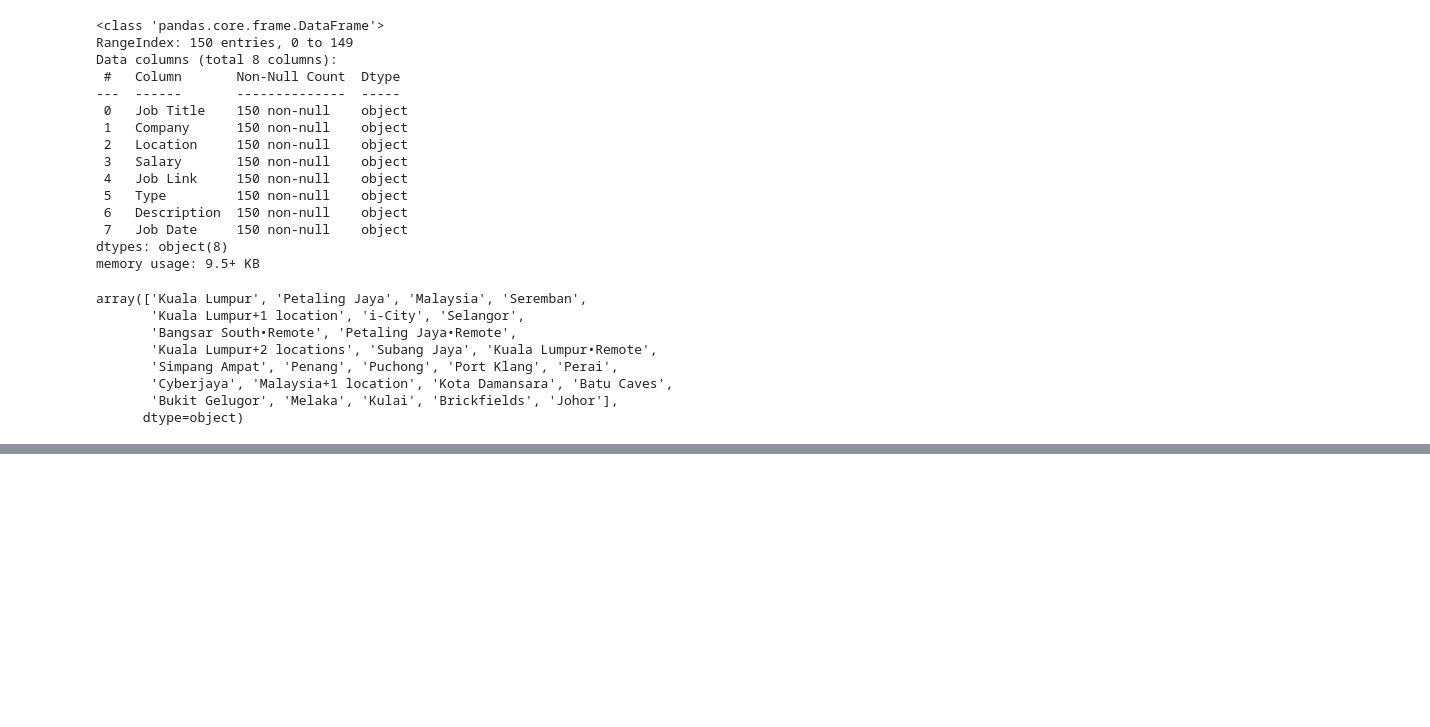
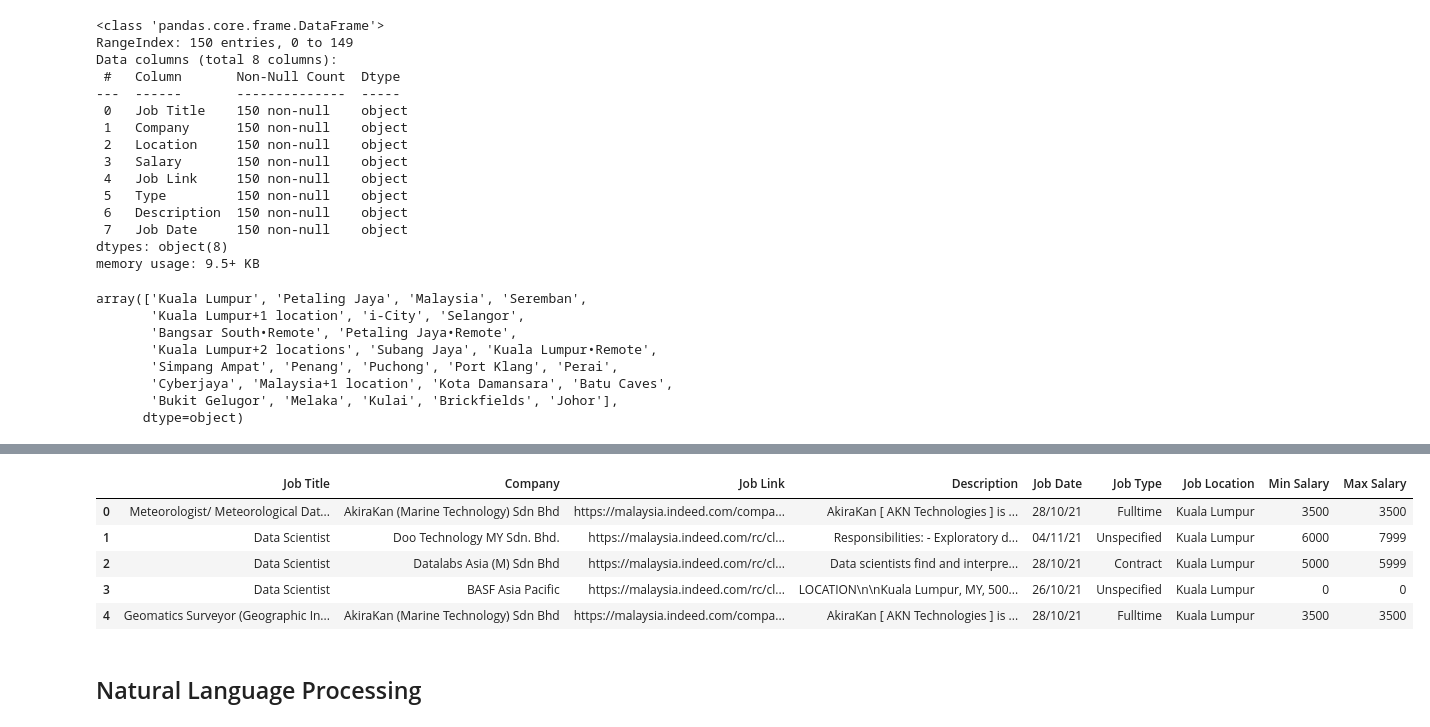
Before and after one commit to astradrel/datasciencejobwebscraping, a Jupyter notebook: datacleaning.ipynb, the cells around one changed output, grey strips where cells are left out. Drawn from its saved outputs; the diff is of its cells as text; code cells hidden in the pictures; blank space fills up the shorter version.

```diff
--- a/datacleaning.ipynb
+++ b/datacleaning.ipynb
@@ -32,5 +31,5 @@ main_path = "C:\\Users\\astra\\Desktop\\CADS Datastar\\Junior Data Scientist\\Ka
 # %%
-df_indeed = pd.read_excel(main_path + '/data/indeed_jobs.xlsx')
+df_indeed = pd.read_excel('data/indeed_jobs.xlsx')
 # %%
 df_indeed.head(5)
 # %% [output]
@@ -131,3 +130,4 @@ for x in df_indeed["Location"]:
         Location.append(x)
 
 df_indeed["Job Location"] = Location
+df_indeed = df_indeed.drop(['Location'], axis=1)
@@ -133,0 +143,44 @@ df_indeed["Job Location"] = Location
+# %%
+# Split the salary to min and max salary while converting it to type integer
+
+Salary = []
+
+for x in df_indeed['Salary']:
+
+    splits = x.split(' ')
+    digits = []
+    for split in splits:
+        split = split.replace(',','')
+        if split.isdigit():
+            digits.append(int(split))
+
+    if len(digits) == 0:
+        digits = [0,0]
+    elif len(digits) > 0 and len(digits) < 2:
+        digits.append(digits[0])
+
+    Salary.append(digits)
+
+Min_Salary = []
+Max_Salary = []
+
+for item in Salary:
+
+    Min_Salary.append(item[0])
+    Max_Salary.append(item[1])
+
+df_indeed['Min Salary'] = Min_Salary
+df_indeed['Max Salary'] = Max_Salary
+
+df_indeed = df_indeed.drop(columns=['Salary'],axis=1)
+# %%
+df_indeed.head()
+# %% [output]
+|  | Job Title | Company | Job Link | Description | Job Date | Job Type | Job Location | Min Salary | Max Salary |
+| 0 | Meteorologist/ Meteorological Dat... | AkiraKan (Marine Technology) Sdn Bhd | https://malaysia.indeed.com/compa... | AkiraKan [ AKN Technologies ] is ... | 28/10/21 | Fulltime | Kuala Lumpur | 3500 | 3500 |
+| 1 | Data Scientist | Doo Technology MY Sdn. Bhd. | https://malaysia.indeed.com/rc/cl... | Responsibilities: - Exploratory d... | 04/11/21 | Unspecified | Kuala Lumpur | 6000 | 7999 |
+| 2 | Data Scientist | Datalabs Asia (M) Sdn Bhd | https://malaysia.indeed.com/rc/cl... | Data scientists find and interpre... | 28/10/21 | Contract | Kuala Lumpur | 5000 | 5999 |
+| 3 | Data Scientist | BASF Asia Pacific | https://malaysia.indeed.com/rc/cl... | LOCATION\n\nKuala Lumpur, MY, 500... | 26/10/21 | Unspecified | Kuala Lumpur | 0 | 0 |
+| 4 | Geomatics Surveyor (Geographic In... | AkiraKan (Marine Technology) Sdn Bhd | https://malaysia.indeed.com/compa... | AkiraKan [ AKN Technologies ] is ... | 28/10/21 | Fulltime | Kuala Lumpur | 3500 | 3500 |
+# %% [markdown]
+## Natural Language Processing
```
Also changed, not shown: parts of 18 cells of this notebook.
